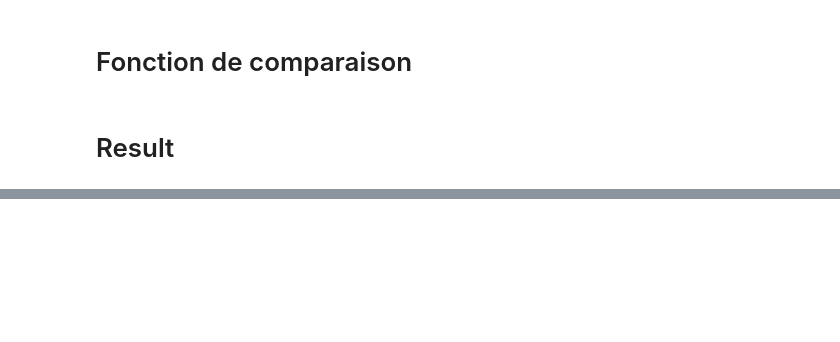
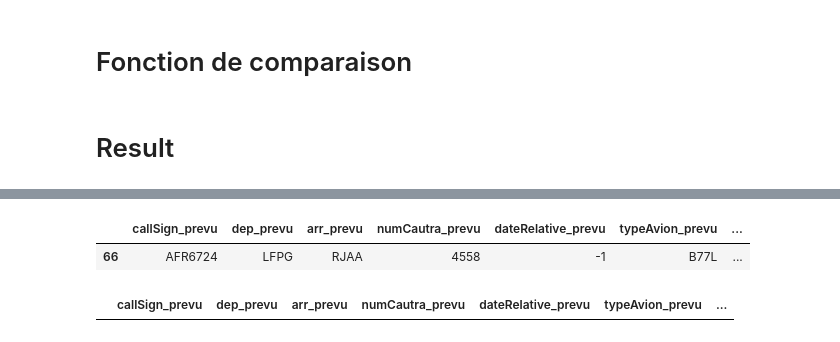
Before and after one commit to ittaldias/redevance, a Jupyter notebook: notebook/test_comparaison.ipynb, the cells around one changed output, grey strips where cells are left out. Saved outputs shown, nothing was run; the diff lists cells and outputs as text; code cells hidden in the pictures; blank space fills up the shorter version.

```diff
--- a/notebook/test_comparaison.ipynb
+++ b/notebook/test_comparaison.ipynb
@@ -1377,0 +1385,9 @@ files.download('output.txt')
+# %%
+jour_3_utile[jour_3_utile['callSign_prevu']=='AFR6724']
+# %% [output]
+|  | callSign_prevu | dep_prevu | arr_prevu | numCautra_prevu | dateRelative_prevu | typeAvion_prevu | ... |
+| 66 | AFR6724 | LFPG | RJAA | 4558 | -1 | B77L | ... |
+# %%
+(jour_3_utile[jour_3_utile['date_de_reference']=='2024-03-18']).head(1)
+# %% [output]
+|  | callSign_prevu | dep_prevu | arr_prevu | numCautra_prevu | dateRelative_prevu | typeAvion_prevu | ... |
```
Also changed, not shown: parts of 13 cells of this notebook, 2 other files.
